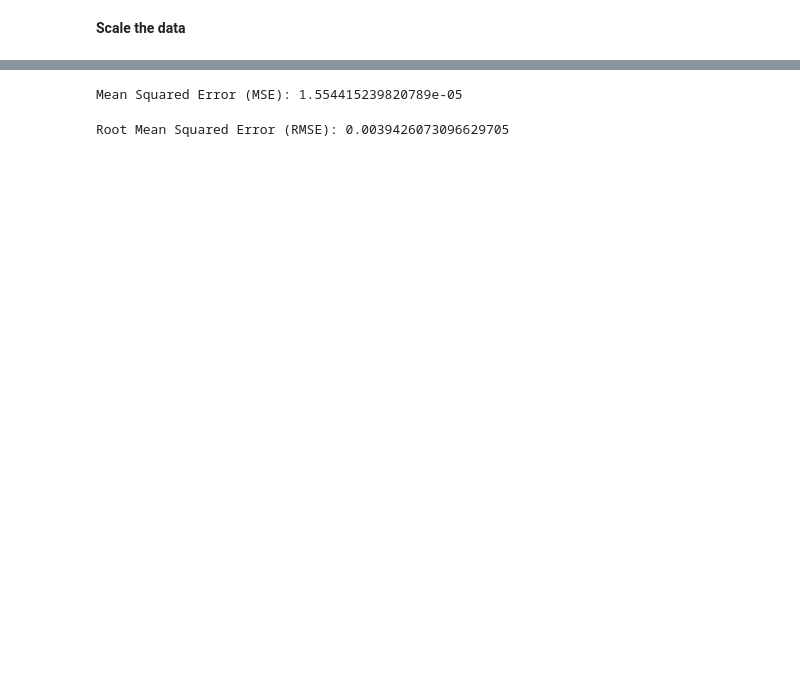
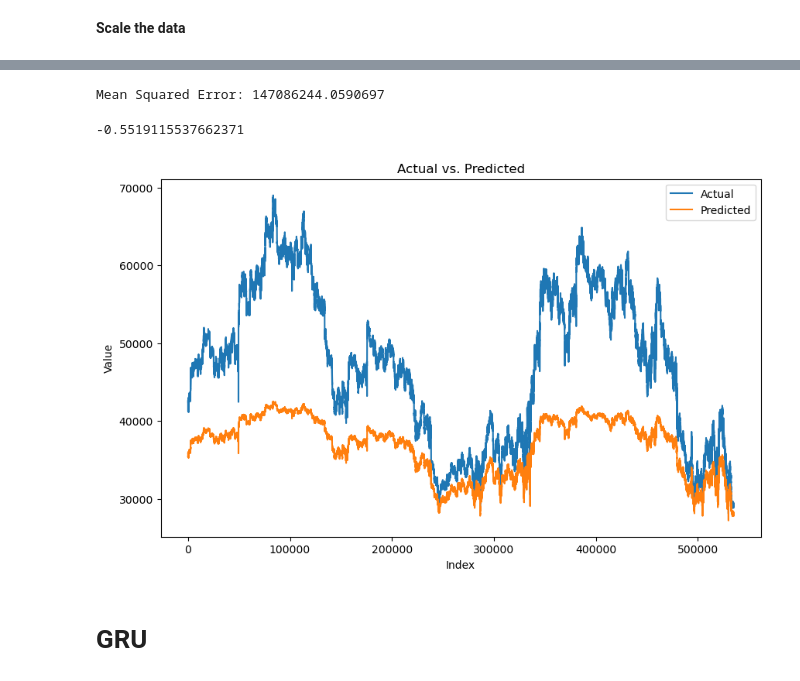
Before and after one commit to Bikram48/BitcoinPredictor, a Jupyter notebook: Bitcoin Price Prediction.ipynb, the cells around one changed output, grey strips where cells are left out. Drawn from its saved outputs; the diff is of its cells as text; code cells hidden in the pictures; blank space fills up the shorter version.

Commit message:
predict - with gru to check if it performs better

```diff
--- a/Bitcoin Price Prediction.ipynb
+++ b/Bitcoin Price Prediction.ipynb
@@ -673,0 +627,16 @@ lstm_predictions = lstm_model.predict(np.expand_dims(test_data_scaled, axis=-1))
+# %%
+from tensorflow.keras import models
+from tensorflow.keras.layers import LSTM,Dense,Dropout
+
+model = models.Sequential()
+
+model.add(LSTM(50,return_sequences = True,input_shape = (5,1),activation='relu'))
+model.add(LSTM(25,return_sequences = True))
+model.add(LSTM(16,return_sequences = True))
+model.add(LSTM(10,return_sequences = False))
+
+model.add(Dense(1))
+
+model.compile(optimizer='adam',loss='mean_squared_error')
+# %%
+hist = model.fit(trainX, trainY, epochs=10, batch_size=64, validation_split=0.35)
@@ -673,0 +664,2 @@ lstm_predictions = lstm_model.predict(np.expand_dims(test_data_scaled, axis=-1))
+# %%
+lstm_predictions = model.predict(testX)
@@ -673,0 +668,3 @@ lstm_predictions = lstm_model.predict(np.expand_dims(test_data_scaled, axis=-1))
+# %%
+testY = scaler.inverse_transform(testY)
+y_pred = scaler.inverse_transform(lstm_predictions)
@@ -674,11 +681,27 @@ lstm_predictions = lstm_model.predict(np.expand_dims(test_data_scaled, axis=-1))
 # %%
-from sklearn.metrics import mean_squared_error
-mse = mean_squared_error(test_data_scaled, lstm_predictions)
-print("Mean Squared Error (MSE):", mse)
+from sklearn.metrics import mean_squared_error, r2_score
+
+mse = mean_squared_error(testY, y_pred)
+
+print("Mean Squared Error:", mse)
+
+score = r2_score(testY,y_pred)
+score
 # %% [output]
-Mean Squared Error (MSE): 1.554415239820789e-05
+Mean Squared Error: 147086244.0590697
+-0.5519115537662371
-# %%
-rmse = np.sqrt(mse)
-print("Root Mean Squared Error (RMSE):", rmse)
-# %% [output]
-Root Mean Squared Error (RMSE): 0.0039426073096629705
+# %%
+import matplotlib.pyplot as plt
+
+plt.figure(figsize=(10, 6))
+plt.plot(testY, label='Actual')
+plt.plot(y_pred, label='Predicted')
+plt.title('Actual vs. Predicted')
+plt.xlabel('Index')
+plt.ylabel('Value')
+plt.legend()
+plt.show()
+# %% [output]
+[figure, added]
+# %% [markdown]
+# GRU
```
Also changed, not shown: parts of 34 cells of this notebook.
